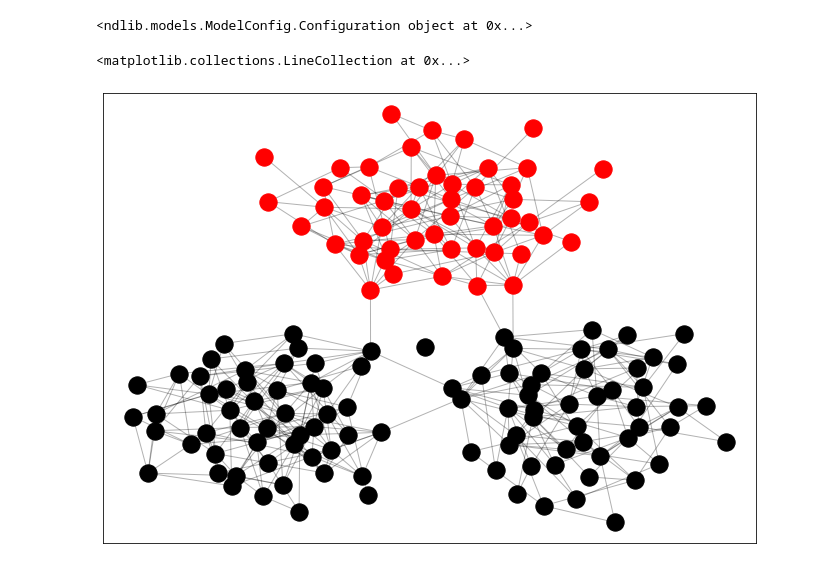
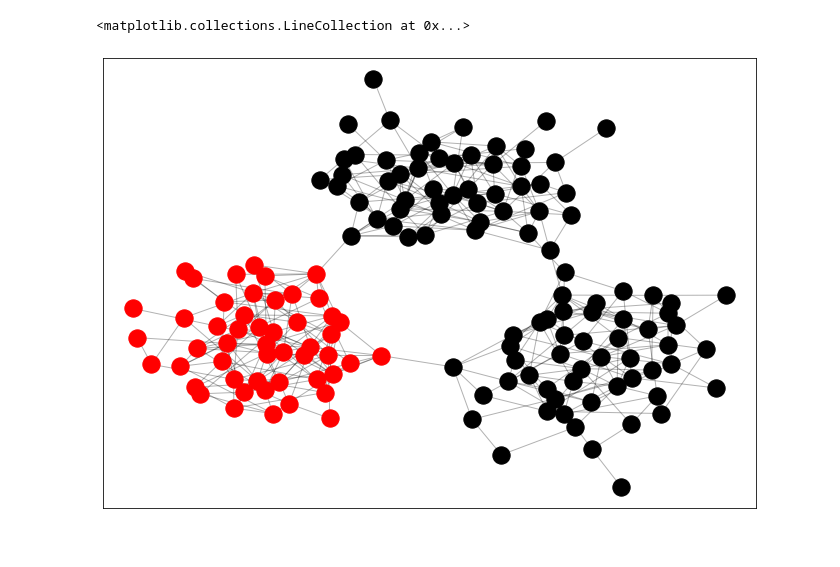
Before and after one commit to narnolddd/DMSNTutorials, a Jupyter notebook: Week8/Week8.ipynb, the cells around one changed output. Cells and saved outputs as stored; diff of their text form; code cells hidden in the pictures.

```diff
--- a/Week8/Week8.ipynb
+++ b/Week8/Week8.ipynb
@@ -25,35 +96,35 @@ nx.draw(G)
 # %%
+G = nx.planted_partition_graph(3, 50, 0.1, 0.0005)
+
 model = ep.ThresholdModel(G)
 config = mc.Configuration()
-print(config)
 
 threshold = 0.2
 infected_initial = [0]
 for i in G.nodes():
     config.add_node_configuration("threshold", i, threshold)
 
 config.add_model_initial_configuration("Infected", infected_initial)
 model.set_initial_status(config)
 
 infected = defaultdict(lambda: False)
 
 iterations = model.iteration_bunch(50)
 
 for j in range(50):
     for node in iterations[j]['status'].keys():
         if iterations[j]['status'][node]==1:
             infected[node]=True
 
 fig, ax = plt.subplots(figsize = a4_dims)
 
 pos = nx.kamada_kawai_layout(G,pos=pos)
 
 nx.draw_networkx_nodes(G, ax=ax, nodelist = [nd for nd in G.nodes() if infected[nd]],
                        pos=pos, node_color='red')
 nx.draw_networkx_nodes(G, ax=ax, nodelist = [nd for nd in G.nodes() if not infected[nd]],
                        pos=pos, node_color='black')
 nx.draw_networkx_edges(G, ax=ax, pos=pos, alpha = 0.3)
 # %% [output]
-<ndlib.models.ModelConfig.Configuration object at 0x...>
+<matplotlib.collections.LineCollection at 0x...>
-<matplotlib.collections.LineCollection at 0x...>
-[figure, old version]
+[figure, new version]
```
Also changed, not shown: parts of 5 cells of this notebook, 1 other file.
